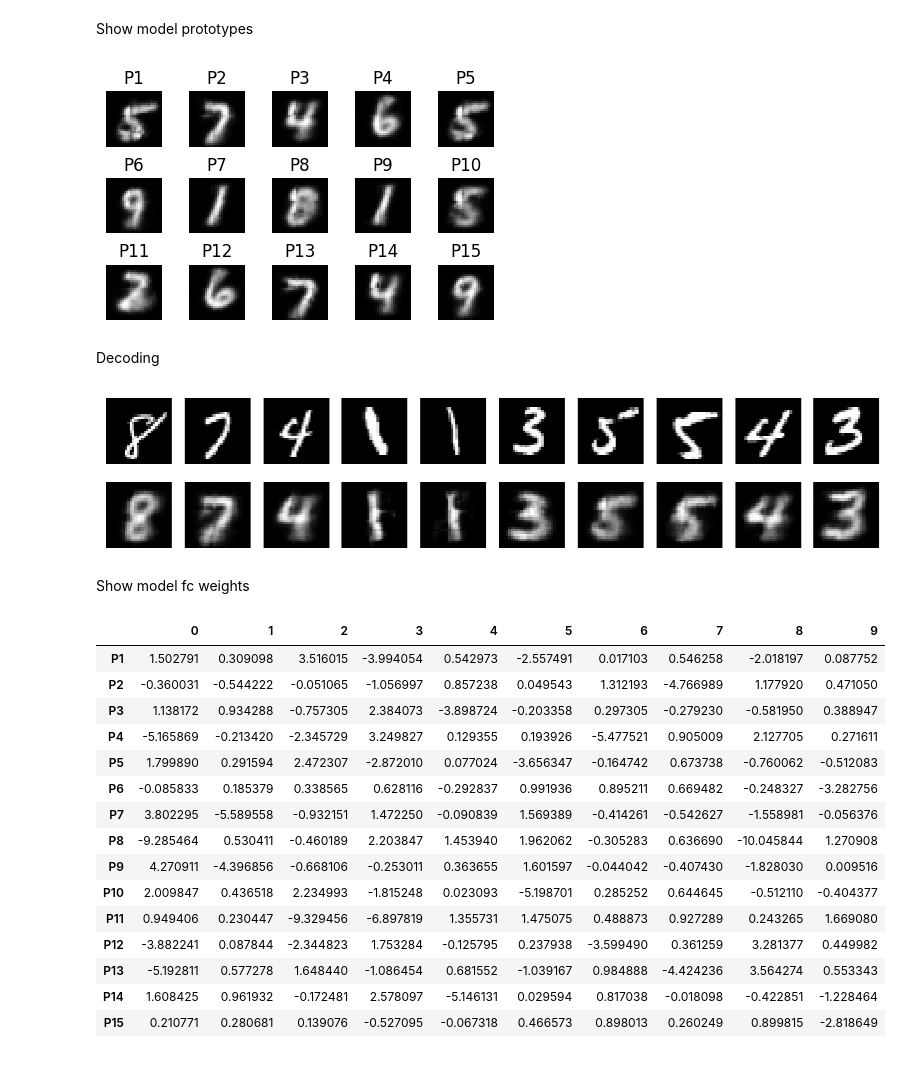
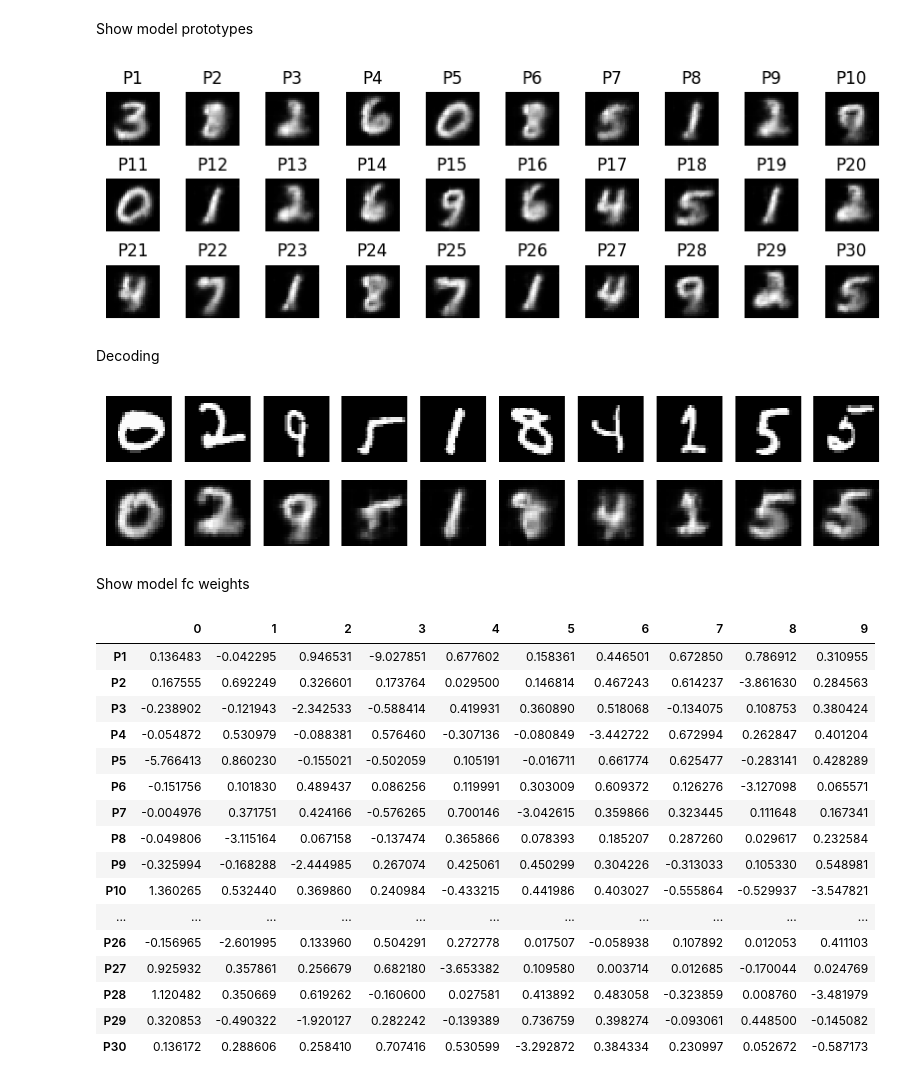
Before and after one commit to sarenales/PrototypesVulnerabilities, a Jupyter notebook: PrototypeDL_MNIST_Visualization.ipynb, the cells around one changed output. Cells and saved outputs as stored; diff of their text form; code cells hidden in the pictures.

```diff
--- a/PrototypeDL_MNIST_Visualization.ipynb
+++ b/PrototypeDL_MNIST_Visualization.ipynb
@@ -113,7 +113,7 @@ print("MODELS LOADED")
 # %% [output]
 MODELS LOADED
 # %%
-model = s15
+model = s30
 # %%
 n_classes = model.fc.linear.weight.size(0)
 n_prototypes = model.fc.linear.weight.size(1)
@@ -124,26 +124,26 @@ Show model prototypes
 # %%
 # visualize the prototype images
 prototype_distances = model.prototype_layer.prototype_distances
 prototype_imgs = model.decoder(prototype_distances.reshape((-1,10,2,2))).detach().cpu()
 
-n_cols =5
+n_cols =10
 n_rows = n_prototypes // n_cols + 1 if n_prototypes % n_cols != 0 else n_prototypes // n_cols
 g, b = plt.subplots(n_rows, n_cols, figsize=(n_cols, n_rows))
 
 # Ajuste del espacio entre subgráficos
 plt.subplots_adjust(wspace=0.5, hspace=0.5)
 
 for i in range(n_rows):
     for j in range(n_cols):
         if i*n_cols + j < n_prototypes:
             b[i][j].imshow(prototype_imgs[i*n_cols + j].reshape(input_height, input_width),
                             cmap='gray',
                             interpolation='none')
             b[i][j].axis('off')
             b[i][j].set_title(f'P{i*n_cols + j + 1}')
 plt.show()
 # %% [output]
-[figure, old version]
+[figure, new version]
 # %% [markdown]
 Decoding
 # %%
@@ -175,7 +175,7 @@ for i in range(examples_to_show):
 
 plt.show()
 # %% [output]
-[figure, old version]
+[figure, new version]
 # %% [markdown]
 Show model fc weights
 # %%
@@ -197,18 +197,19 @@ df_highlighted = df_weights.style.apply(highlight_min, axis=1)
 df_highlighted
 # %% [output]
 |  | 0 | 1 | 2 | 3 | 4 | 5 | 6 | 7 | 8 | 9 |
-| P1 | 1.502791 | 0.309098 | 3.516015 | -3.994054 | 0.542973 | -2.557491 | 0.017103 | 0.546258 | -2.018197 | 0.087752 |
-| P2 | -0.360031 | -0.544222 | -0.051065 | -1.056997 | 0.857238 | 0.049543 | 1.312193 | -4.766989 | 1.177920 | 0.471050 |
-| P3 | 1.138172 | 0.934288 | -0.757305 | 2.384073 | -3.898724 | -0.203358 | 0.297305 | -0.279230 | -0.581950 | 0.388947 |
-| P4 | -5.165869 | -0.213420 | -2.345729 | 3.249827 | 0.129355 | 0.193926 | -5.477521 | 0.905009 | 2.127705 | 0.271611 |
-| P5 | 1.799890 | 0.291594 | 2.472307 | -2.872010 | 0.077024 | -3.656347 | -0.164742 | 0.673738 | -0.760062 | -0.512083 |
-| P6 | -0.085833 | 0.185379 | 0.338565 | 0.628116 | -0.292837 | 0.991936 | 0.895211 | 0.669482 | -0.248327 | -3.282756 |
-| P7 | 3.802295 | -5.589558 | -0.932151 | 1.472250 | -0.090839 | 1.569389 | -0.414261 | -0.542627 | -1.558981 | -0.056376 |
-| P8 | -9.285464 | 0.530411 | -0.460189 | 2.203847 | 1.453940 | 1.962062 | -0.305283 | 0.636690 | -10.045844 | 1.270908 |
-| P9 | 4.270911 | -4.396856 | -0.668106 | -0.253011 | 0.363655 | 1.601597 | -0.044042 | -0.407430 | -1.828030 | 0.009516 |
-| P10 | 2.009847 | 0.436518 | 2.234993 | -1.815248 | 0.023093 | -5.198701 | 0.285252 | 0.644645 | -0.512110 | -0.404377 |
-| P11 | 0.949406 | 0.230447 | -9.329456 | -6.897819 | 1.355731 | 1.475075 | 0.488873 | 0.927289 | 0.243265 | 1.669080 |
-| P12 | -3.882241 | 0.087844 | -2.344823 | 1.753284 | -0.125795 | 0.237938 | -3.599490 | 0.361259 | 3.281377 | 0.449982 |
-| P13 | -5.192811 | 0.577278 | 1.648440 | -1.086454 | 0.681552 | -1.039167 | 0.984888 | -4.424236 | 3.564274 | 0.553343 |
-| P14 | 1.608425 | 0.961932 | -0.172481 | 2.578097 | -5.146131 | 0.029594 | 0.817038 | -0.018098 | -0.422851 | -1.228464 |
-| P15 | 0.210771 | 0.280681 | 0.139076 | -0.527095 | -0.067318 | 0.466573 | 0.898013 | 0.260249 | 0.899815 | -2.818649 |
+| P1 | 0.136483 | -0.042295 | 0.946531 | -9.027851 | 0.677602 | 0.158361 | 0.446501 | 0.672850 | 0.786912 | 0.310955 |
+| P2 | 0.167555 | 0.692249 | 0.326601 | 0.173764 | 0.029500 | 0.146814 | 0.467243 | 0.614237 | -3.861630 | 0.284563 |
+| P3 | -0.238902 | -0.121943 | -2.342533 | -0.588414 | 0.419931 | 0.360890 | 0.518068 | -0.134075 | 0.108753 | 0.380424 |
+| P4 | -0.054872 | 0.530979 | -0.088381 | 0.576460 | -0.307136 | -0.080849 | -3.442722 | 0.672994 | 0.262847 | 0.401204 |
+| P5 | -5.766413 | 0.860230 | -0.155021 | -0.502059 | 0.105191 | -0.016711 | 0.661774 | 0.625477 | -0.283141 | 0.428289 |
+| P6 | -0.151756 | 0.101830 | 0.489437 | 0.086256 | 0.119991 | 0.303009 | 0.609372 | 0.126276 | -3.127098 | 0.065571 |
+| P7 | -0.004976 | 0.371751 | 0.424166 | -0.576265 | 0.700146 | -3.042615 | 0.359866 | 0.323445 | 0.111648 | 0.167341 |
+| P8 | -0.049806 | -3.115164 | 0.067158 | -0.137474 | 0.365866 | 0.078393 | 0.185207 | 0.287260 | 0.029617 | 0.232584 |
+| P9 | -0.325994 | -0.168288 | -2.444985 | 0.267074 | 0.425061 | 0.450299 | 0.304226 | -0.313033 | 0.105330 | 0.548981 |
+| P10 | 1.360265 | 0.532440 | 0.369860 | 0.240984 | -0.433215 | 0.441986 | 0.403027 | -0.555864 | -0.529937 | -3.547821 |
+| ... | ... | ... | ... | ... | ... | ... | ... | ... | ... | ... |
+| P26 | -0.156965 | -2.601995 | 0.133960 | 0.504291 | 0.272778 | 0.017507 | -0.058938 | 0.107892 | 0.012053 | 0.411103 |
+| P27 | 0.925932 | 0.357861 | 0.256679 | 0.682180 | -3.653382 | 0.109580 | 0.003714 | 0.012685 | -0.170044 | 0.024769 |
+| P28 | 1.120482 | 0.350669 | 0.619262 | -0.160600 | 0.027581 | 0.413892 | 0.483058 | -0.323859 | 0.008760 | -3.481979 |
+| P29 | 0.320853 | -0.490322 | -1.920127 | 0.282242 | -0.139389 | 0.736759 | 0.398274 | -0.093061 | 0.448500 | -0.145082 |
+| P30 | 0.136172 | 0.288606 | 0.258410 | 0.707416 | 0.530599 | -3.292872 | 0.384334 | 0.230997 | 0.052672 | -0.587173 |
```
